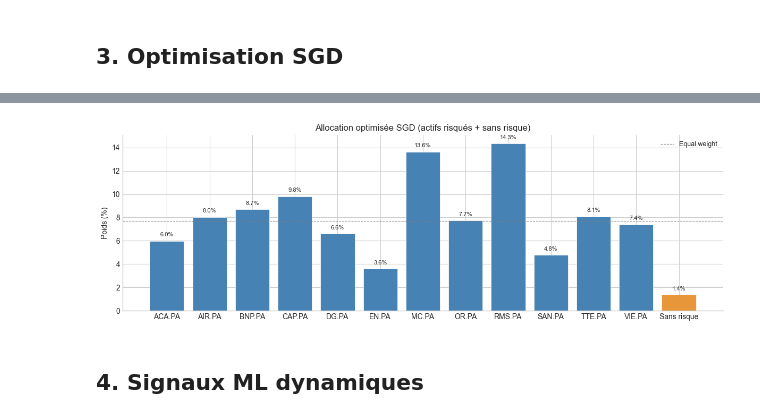
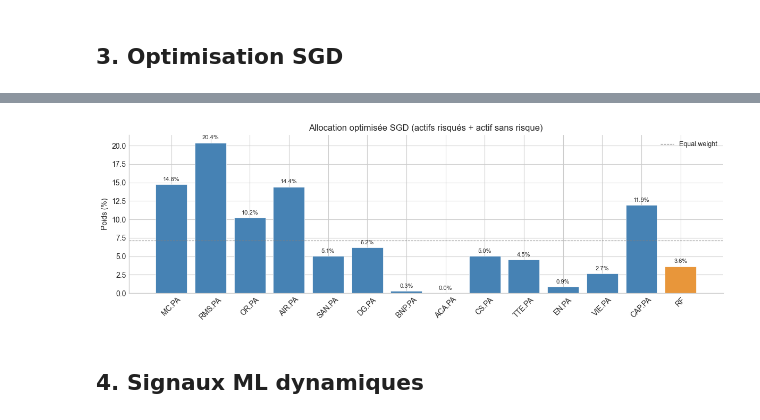
Before and after one commit to FDSena/Projet_4AMAM, a Jupyter notebook: notebooks/portfolio_cac40.ipynb, the cells around one changed output, grey strips where cells are left out. Saved outputs shown, nothing was run; the diff lists cells and outputs as text; code cells hidden in the pictures.

```diff
--- a/notebooks/portfolio_cac40.ipynb
+++ b/notebooks/portfolio_cac40.ipynb
@@ -66,14 +64,15 @@ TICKERS = [
     'DG.PA',   # Vinci
     'BNP.PA',  # BNP Paribas
     'ACA.PA',  # Crédit Agricole
+	'CS.PA',   # Crédit Suisse
     'TTE.PA',  # TotalEnergies
     'EN.PA',   # Bouygues
     'VIE.PA',  # Veolia
     'CAP.PA',  # Capgemini
 ]
 
-START_DATE      = '2019-01-01'
-END_DATE        = '2024-01-01'
+START_DATE      = '2010-01-01'
+END_DATE        = '2026-02-05'
 RISK_FREE_RATE  = 0.03   # taux OAT 10 ans approx annuel
 ANNUALIZATION   = 252
 
@@ -293,23 +344,49 @@ plt.show()
 # %%
 # Allocation finale — graphique en barres
-labels = tickers_ok + ['Sans risque']
-poids_finaux = np.append(w_risques, w_rf)
-colors = ['steelblue'] * len(tickers_ok) + ['#E8963A']
+
+w_all = results_sgd["final_weights"]
+labels = list(returns_train_with_rf.columns)
+
+colors = ['steelblue'] * len(labels)
+colors[-1] = '#E8963A'   # dernière colonne = RF
 
 fig, ax = plt.subplots(figsize=(12, 4))
-bars = ax.bar(labels, poids_finaux * 100, color=colors, edgecolor='white', linewidth=0.5)
-ax.axhline(100 / (len(tickers_ok) + 1), color='gray', linestyle='--',
-           linewidth=0.8, label='Equal weight')
-for bar, val in zip(bars, poids_finaux):
-    ax.text(bar.get_x() + bar.get_width()/2, bar.get_height() + 0.3,
-            f'{val:.1%}', ha='center', va='bottom', fontsize=8)
-ax.set_title('Allocation optimisée SGD (actifs risqués + sans risque)')
+
+bars = ax.bar(
+    labels,
+    w_all * 100,
+    color=colors,
+    edgecolor='white',
+    linewidth=0.5
+)
+
+ax.axhline(
+    100 / len(labels),
+    color='gray',
+    linestyle='--',
+    linewidth=0.8,
+    label='Equal weight'
+)
+
+for bar, val in zip(bars, w_all):
+    ax.text(
+        bar.get_x() + bar.get_width() / 2,
+        bar.get_height() + 0.3,
+        f'{val:.1%}',
+        ha='center',
+        va='bottom',
+        fontsize=8
+    )
+
+ax.set_title('Allocation optimisée SGD (actifs risqués + actif sans risque)')
 ax.set_ylabel('Poids (%)')
+ax.tick_params(axis='x', rotation=45)
 ax.legend(fontsize=9)
+
 plt.tight_layout()
 plt.show()
 # %% [output]
-[figure, old version]
+[figure, new version]
 # %% [markdown]
 ## 4. Signaux ML dynamiques
 # %%
```
Also changed, not shown: parts of 22 cells of this notebook, 13 other files.
